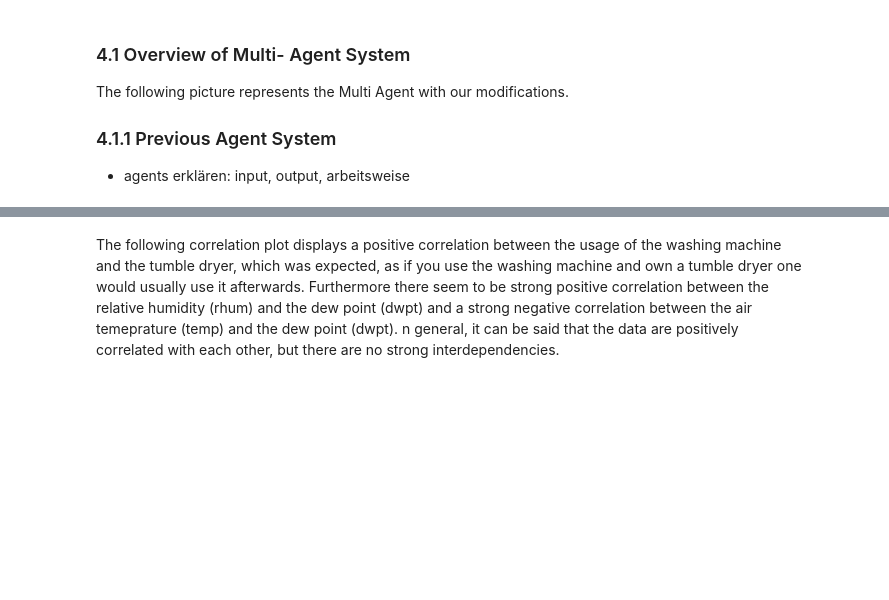
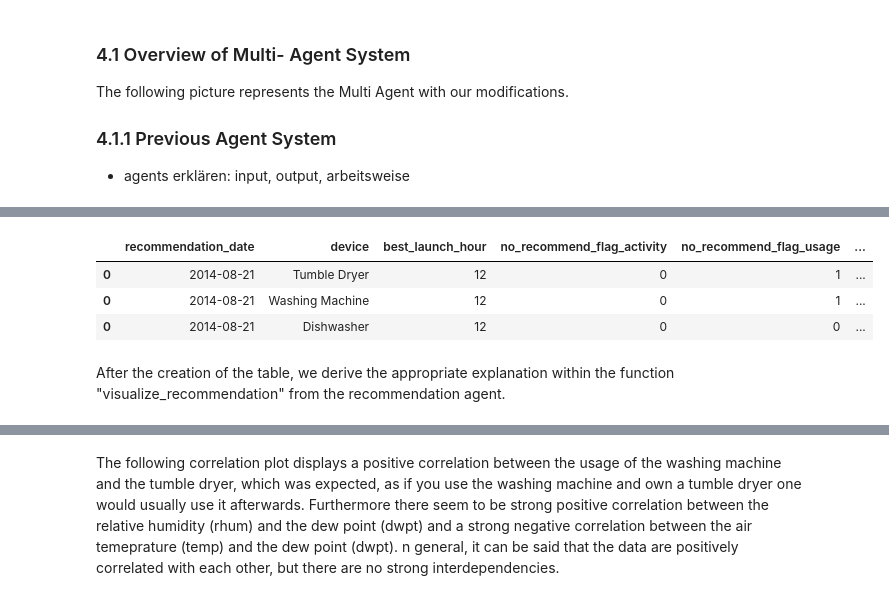
Before and after one commit to Janalytics94/xai_energy_efficient_smart_home, a Jupyter notebook: code/Assignment_S2.ipynb, the cells around one changed output, grey strips where cells are left out. Cells and saved outputs as stored; diff of their text form; code cells hidden in the pictures; blank space fills up the shorter version.

Commit message:
explainability agent explained

```diff
--- a/code/Assignment_S2.ipynb
+++ b/code/Assignment_S2.ipynb
@@ -468,0 +579,13 @@ arbeitsweise:
+# %%
+recommend = X_Recommendation_Agent(activity_df, usage_df, load_df, price_df, shiftable_devices, model_type='random forest')
+price = recommend.electricity_prices_from_start_time("2014-08-21")
+table= recommend.pipeline(date = "2014-08-21", activity_prob_threshold = 0.4,  usage_prob_threshold = 0.7, evaluation=False, weather_sel=False)
+table
+# %% [output]
+|  | recommendation_date | device | best_launch_hour | no_recommend_flag_activity | no_recommend_flag_usage | ... |
+| 0 | 2014-08-21 | Tumble Dryer | 12 | 0 | 1 | ... |
+| 0 | 2014-08-21 | Washing Machine | 12 | 0 | 1 | ... |
+| 0 | 2014-08-21 | Dishwasher | 12 | 0 | 0 | ... |
+# %% [markdown]
+After the creation of the table, we derive the appropriate explanation within the
+function "visualize_recommendation" from the recommendation agent.
```
Also changed, not shown: parts of 20 cells of this notebook, 9 other files.
